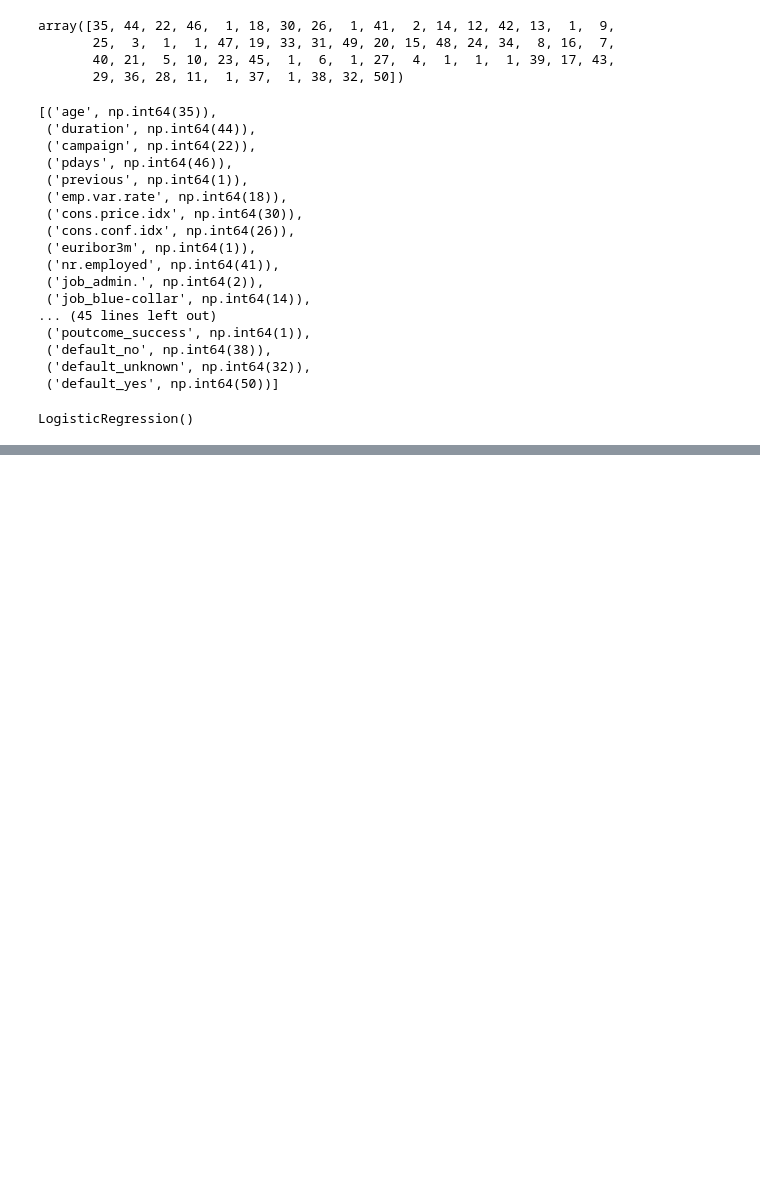
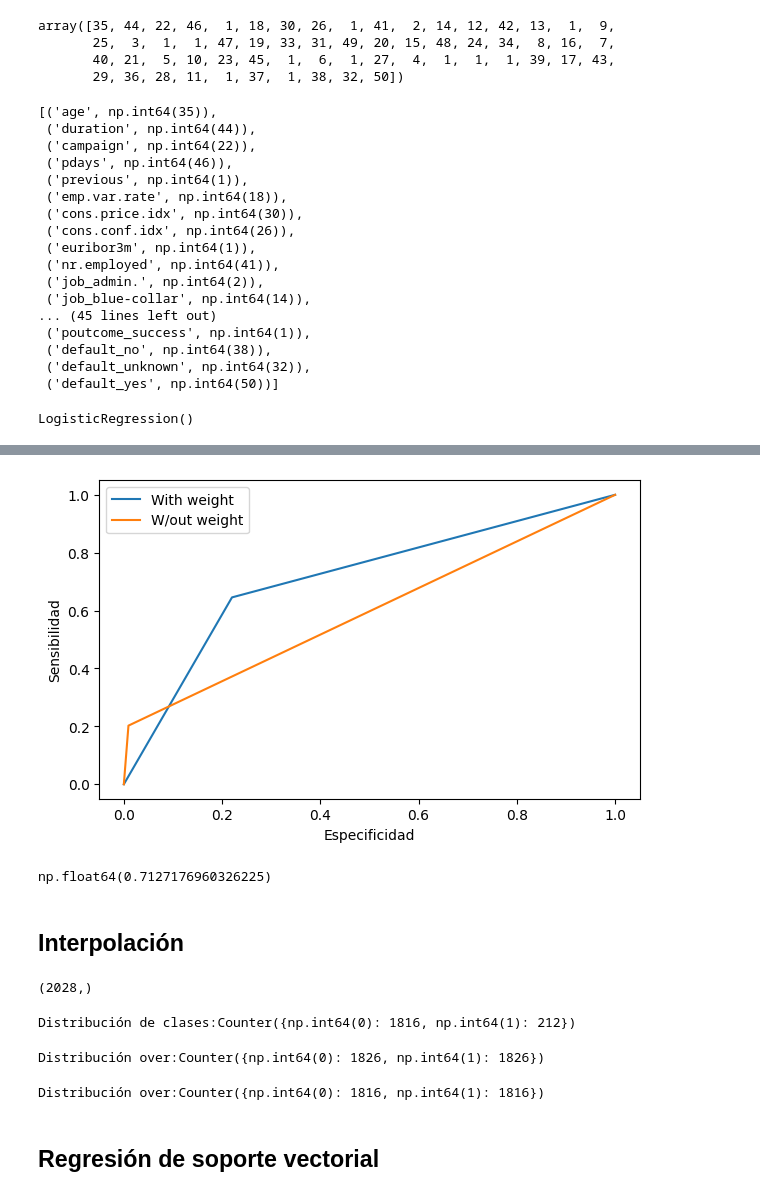
Before and after one commit to EhwazM/ML-Python, a Jupyter notebook: Actividad 11 - Actividad bancaria.ipynb, the cells around one changed output, grey strips where cells are left out. Saved outputs shown, nothing was run; the diff lists cells and outputs as text; code cells hidden in the pictures; blank space fills up the shorter version.

```diff
--- a/Actividad 11 - Actividad bancaria.ipynb
+++ b/Actividad 11 - Actividad bancaria.ipynb
@@ -343,0 +348,4 @@ weighted avg       0.88      0.89      0.88       824
+# %%
+log1 = LogisticRegression(class_weight='balanced')
+# %%
+log1.fit(x_train,y_train)
@@ -343,0 +354,2 @@ weighted avg       0.88      0.89      0.88       824
+# %%
+y_pred1 = log1.predict(x_test)
@@ -343,0 +367,18 @@ weighted avg       0.88      0.89      0.88       824
+# %%
+fpr1, tpr1, umbrals1 = roc_curve(y_test, y_pred1)
+# %%
+fig, ax = plt.subplots(1, figsize=(6,3.7), layout='constrained')
+ax.plot(fpr1, tpr1, label='With weight')
+ax.plot(fpr, tpr, label='W/out weight')
+ax.set_xlabel('Especificidad')
+ax.set_ylabel('Sensibilidad')
+ax.legend()
+plt.show()
+# %% [output]
+[figure, added]
+# %%
+roc_auc_score(y_test, y_pred1)
+# %% [output]
+np.float64(0.7127176960326225)
+# %% [markdown]
+## Interpolación ##
@@ -343,0 +392,26 @@ weighted avg       0.88      0.89      0.88       824
+# %%
+y.shape
+# %% [output]
+(2028,)
+# %%
+def distribucion(y, título):
+    counter = Counter(y)
+    print(f'{título}:{counter}')
+
+distribucion(y, 'Distribución de clases')
+# %% [output]
+Distribución de clases:Counter({np.int64(0): 1816, np.int64(1): 212})
+# %%
+over = RandomOverSampler(sampling_strategy='auto', random_state=42)
+x_over, y_over = over.fit_resample(x,y)
+distribucion(y_over, 'Distribución over')
+# %% [output]
+Distribución over:Counter({np.int64(0): 1826, np.int64(1): 1826})
+# %%
+under = RandomOverSampler(sampling_strategy='auto', random_state=42)
+x_under, y_under = under.fit_resample(x,y)
+distribucion(y_under, 'Distribución over')
+# %% [output]
+Distribución over:Counter({np.int64(0): 1816, np.int64(1): 1816})
+# %% [markdown]
+## Regresión de soporte vectorial ##
```
Also changed, not shown: parts of 25 cells of this notebook.
